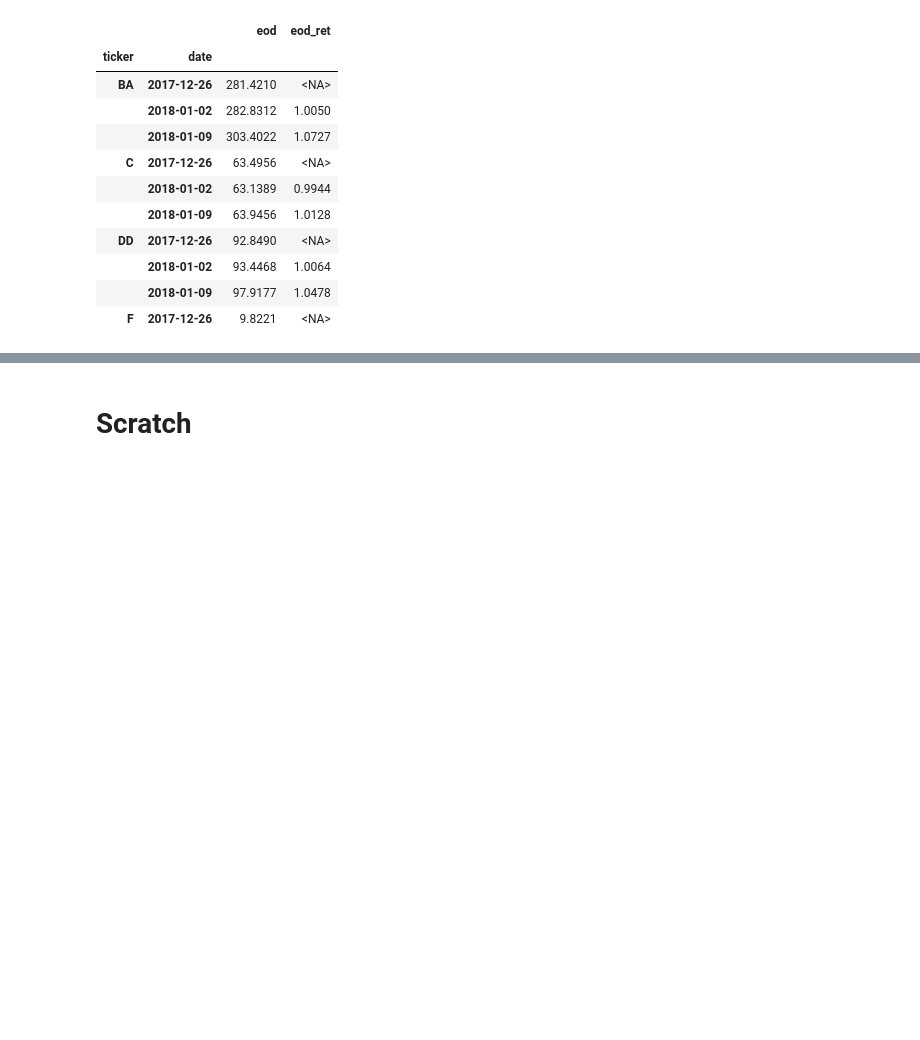
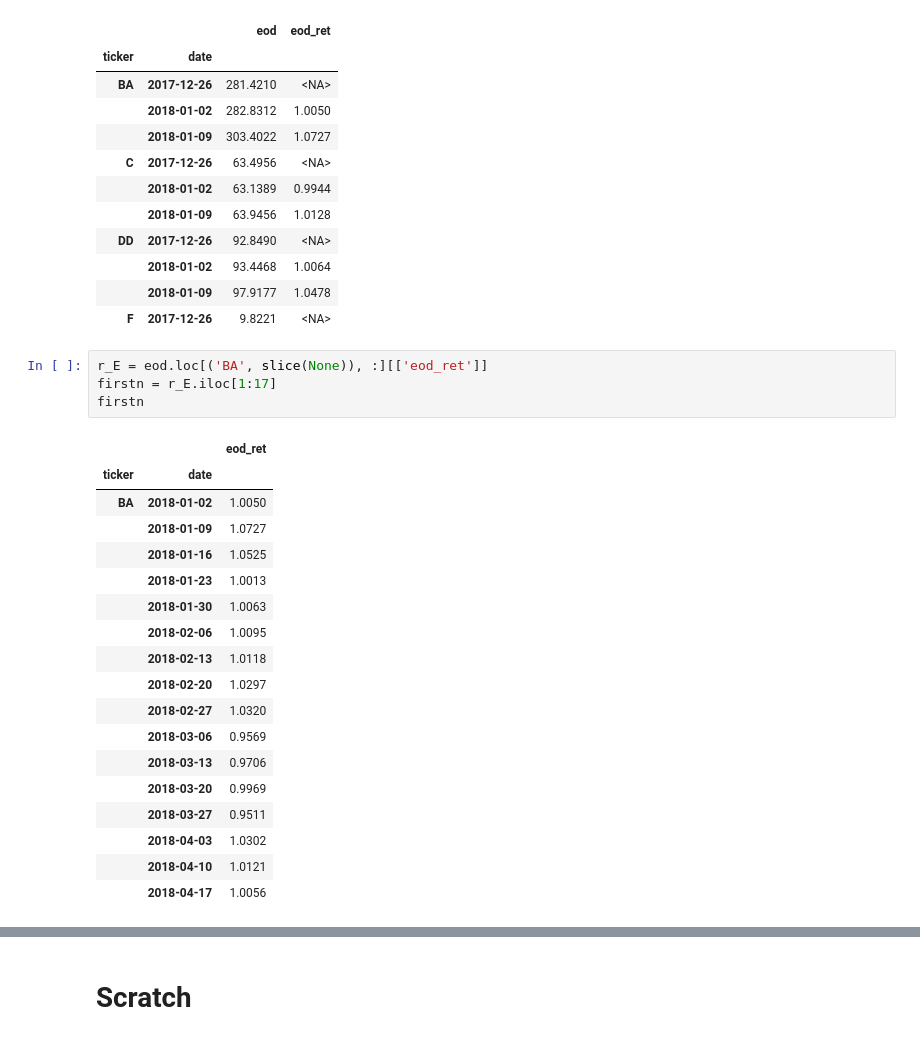
Before and after one commit to ethho/finm-33150, a Jupyter notebook: 20230217_hw6_ho_ethan_12350006.ipynb, the cells around one changed output, grey strips where cells are left out. Drawn from its saved outputs; the diff is of its cells as text; blank space fills up the shorter version.

```diff
--- a/20230217_hw6_ho_ethan_12350006.ipynb
+++ b/20230217_hw6_ho_ethan_12350006.ipynb
@@ -279,3 +282,26 @@ eod.loc[(slice(None), slice(None, '2018-01-09')), :].head(10)
 |  | 2018-01-02 | 93.4468 | 1.0064 |
 |  | 2018-01-09 | 97.9177 | 1.0478 |
 | F | 2017-12-26 | 9.8221 | <NA> |
+# %%
+r_E = eod.loc[('BA', slice(None)), :][['eod_ret']]
+firstn = r_E.iloc[1:17]
+firstn
+# %% [output]
+|  |  | eod_ret |
+| ticker | date |  |
+| BA | 2018-01-02 | 1.0050 |
+|  | 2018-01-09 | 1.0727 |
+|  | 2018-01-16 | 1.0525 |
+|  | 2018-01-23 | 1.0013 |
+|  | 2018-01-30 | 1.0063 |
+|  | 2018-02-06 | 1.0095 |
+|  | 2018-02-13 | 1.0118 |
+|  | 2018-02-20 | 1.0297 |
+|  | 2018-02-27 | 1.0320 |
+|  | 2018-03-06 | 0.9569 |
+|  | 2018-03-13 | 0.9706 |
+|  | 2018-03-20 | 0.9969 |
+|  | 2018-03-27 | 0.9511 |
+|  | 2018-04-03 | 1.0302 |
+|  | 2018-04-10 | 1.0121 |
+|  | 2018-04-17 | 1.0056 |
```
Also changed, not shown: parts of 8 cells of this notebook, 1 other file.
